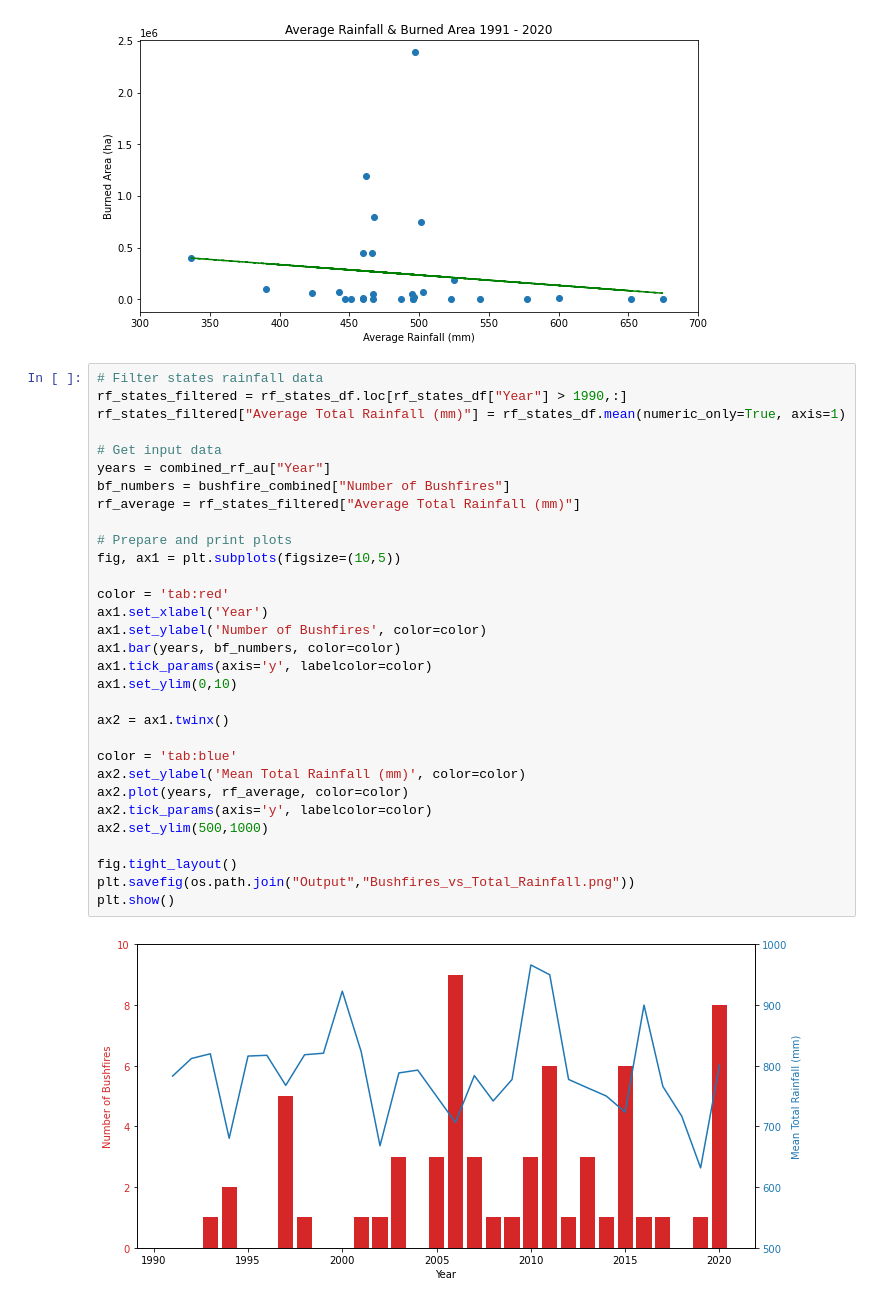
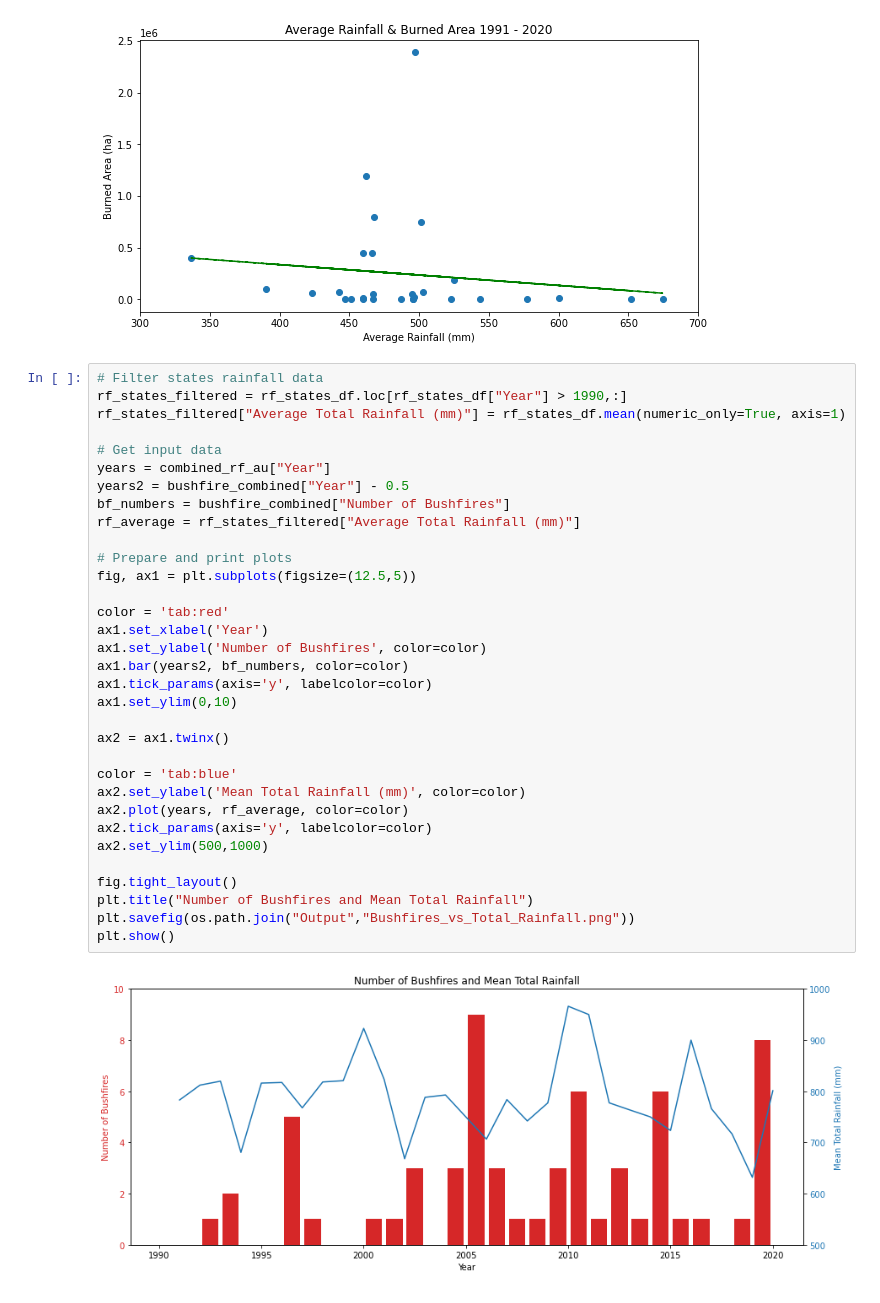
Before and after one commit to thierzon/disney-donut-project, a Jupyter notebook: combined_data.ipynb, the cells around one changed output. Drawn from its saved outputs; the diff is of its cells as text.

Commit message:
updated number bf vs rf plot

```diff
--- a/combined_data.ipynb
+++ b/combined_data.ipynb
@@ -727,33 +727,35 @@ The correlation between Average Rainfall and Average Burned Area is -0.14
 # %%
 # Filter states rainfall data
 rf_states_filtered = rf_states_df.loc[rf_states_df["Year"] > 1990,:]
 rf_states_filtered["Average Total Rainfall (mm)"] = rf_states_df.mean(numeric_only=True, axis=1)
 
 # Get input data
 years = combined_rf_au["Year"]
+years2 = bushfire_combined["Year"] - 0.5
 bf_numbers = bushfire_combined["Number of Bushfires"]
 rf_average = rf_states_filtered["Average Total Rainfall (mm)"]
 
 # Prepare and print plots
-fig, ax1 = plt.subplots(figsize=(10,5))
+fig, ax1 = plt.subplots(figsize=(12.5,5))
 
 color = 'tab:red'
 ax1.set_xlabel('Year')
 ax1.set_ylabel('Number of Bushfires', color=color)
-ax1.bar(years, bf_numbers, color=color)
+ax1.bar(years2, bf_numbers, color=color)
 ax1.tick_params(axis='y', labelcolor=color)
 ax1.set_ylim(0,10)
 
 ax2 = ax1.twinx()
 
 color = 'tab:blue'
 ax2.set_ylabel('Mean Total Rainfall (mm)', color=color)
 ax2.plot(years, rf_average, color=color)
 ax2.tick_params(axis='y', labelcolor=color)
 ax2.set_ylim(500,1000)
 
 fig.tight_layout()
+plt.title("Number of Bushfires and Mean Total Rainfall")
 plt.savefig(os.path.join("Output","Bushfires_vs_Total_Rainfall.png"))
 plt.show()
 # %% [output]
-[figure, old version]
+[figure, new version]
```
Also changed, not shown: 1 other file.
